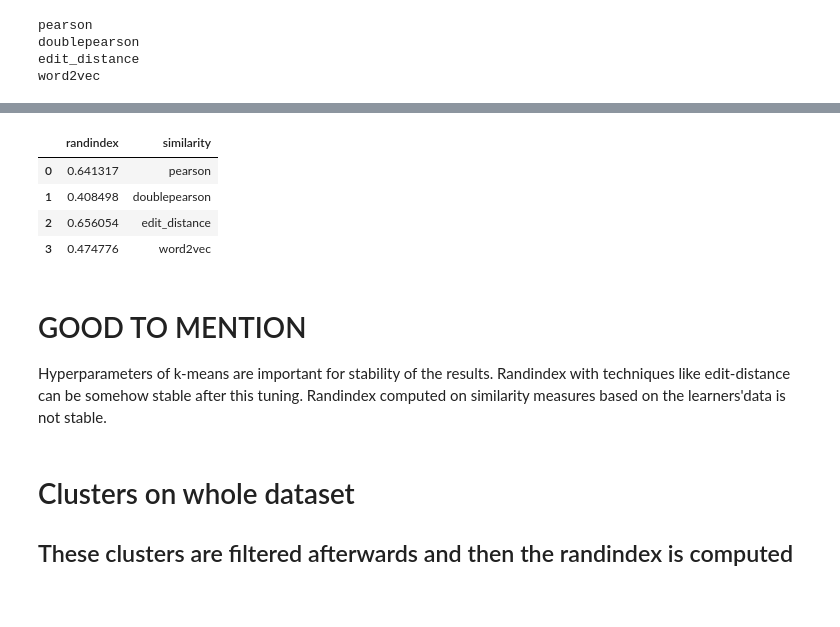
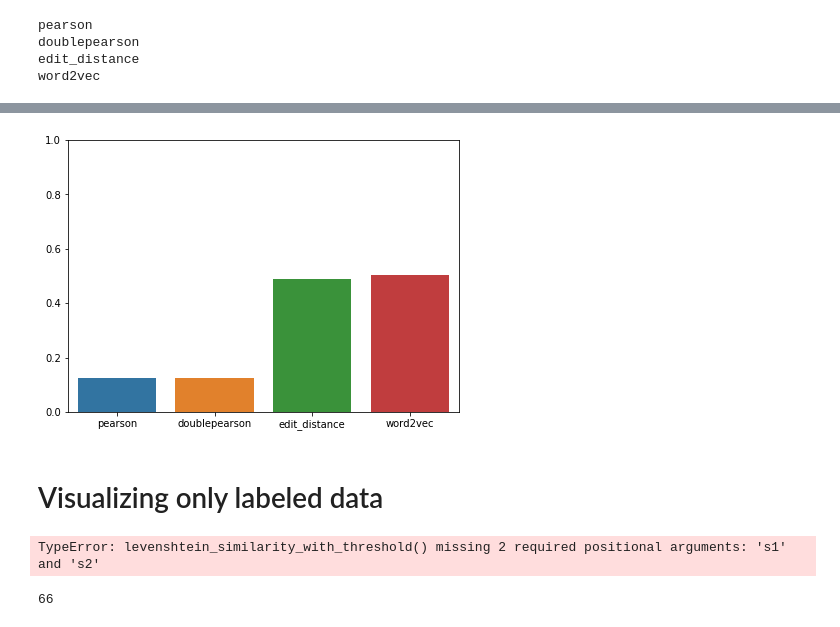
Before and after one commit to danci5/items-projection-thesis, a Jupyter notebook: clustering_rand_index.ipynb, the cells around one changed output, grey strips where cells are left out. Saved outputs shown, nothing was run; the diff lists cells and outputs as text; code cells hidden in the pictures; blank space fills up the shorter version.

```diff
--- a/clustering_rand_index.ipynb
+++ b/clustering_rand_index.ipynb
@@ -141,5 +202,0 @@ pearson2 = correctness_matrix_to_similarity_matrix('pearson', correctness_matrix
-# %%
-# all answers which are labeled and in word2vec model
-labeled = pearson1.columns.isin(labeled_word2vec_question_ids)
-pearson1 = pearson1.loc[labeled, labeled]
-pearson2 = pearson2.loc[labeled, labeled]
@@ -156,11 +203,14 @@ slova_po_b = slova_po_b.set_index('question_id')
 # %%
-similarities = [('pearson', pearson2), ('doublepearson', pearson1), ('edit_distance', edit1), ('word2vec', word2vec)]
+similarities = [('pearson', pearson2), ('doublepearson', pearson1), ('edit_distance', editdistance), ('word2vec', word2vec)]
 adj_randindex = []
 for similarity_name, X in similarities:
     print(similarity_name)
-    ground_truth = np.array([slova_po_b.at[question_id, 'manual_label'][0] for question_id in X.index])
-    cluster_labels = kmeans.fit_predict(X)
+    ground_truth = np.array([labeled_data.at[question_id, 'manual_label'][0] for question_id in X.index])
+    cluster_labels = clustering.fit_predict(X)
     adj_randindex.append(adjusted_rand_score(ground_truth, cluster_labels))
+similarities = [name for name, _ in similarities if name]
+data = {'similarity': similarities, 'randindex': adj_randindex}
+df2 = pd.DataFrame(data)
 # %% [output]
 pearson
 doublepearson
@@ -186,15 +218,0 @@ df
-# %%
-df2
-# %% [output]
-|  | randindex | similarity |
-| 0 | 0.641317 | pearson |
-| 1 | 0.408498 | doublepearson |
-| 2 | 0.656054 | edit_distance |
-| 3 | 0.474776 | word2vec |
-# %% [markdown]
-# GOOD TO MENTION
-Hyperparameters of k-means are important for stability of the results. Randindex with techniques like edit-distance can be somehow stable after this tuning. Randindex computed on similarity measures based on the learners'data
-is not stable.
-# %% [markdown]
-# Clusters on whole dataset
-## These clusters are filtered afterwards and then the randindex is computed
@@ -202,0 +219,18 @@ is not stable.
+# %%
+import seaborn as sns
+sns_plot = sns.barplot(data=df2, x='similarity', y='randindex')
+fig = sns_plot.get_figure()
+fig.set_size_inches(7,5)
+# plt.ylim(10, 40)
+sns_plot.set(ylim=(0, 1))
+sns_plot.set(xlabel='', ylabel='')
+fig.savefig('visualizations/seaborn/clustering_randindex-%s.png' % dataset['name'])
+# %% [output]
+[figure, added]
+# %% [markdown]
+# Visualizing only labeled data
+# %%
+editdistancethreshold = create_edit_similarity_matrix(labeled_word2vec_data['question_id'], labeled_word2vec_data['solution'], levenshtein_similarity_with_threshold)
+editdistance = editdistance.astype(float)
+# %% [output]
+TypeError: levenshtein_similarity_with_threshold() missing 2 required positional arguments: 's1' and 's2'
@@ -202,0 +241,4 @@ is not stable.
+# %%
+len(data)
+# %% [output]
+66
```
Also changed, not shown: parts of 44 cells of this notebook, 14 other files.
